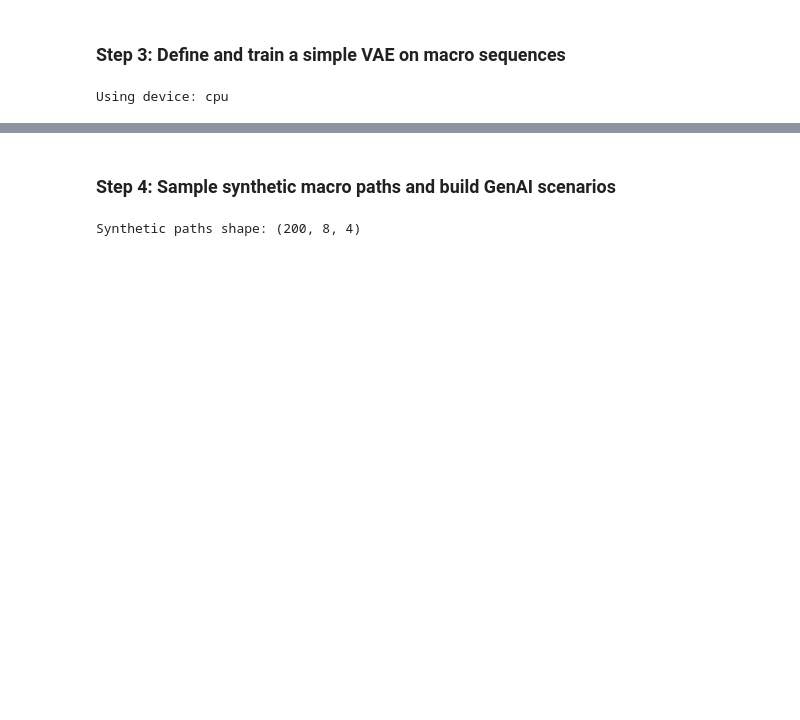
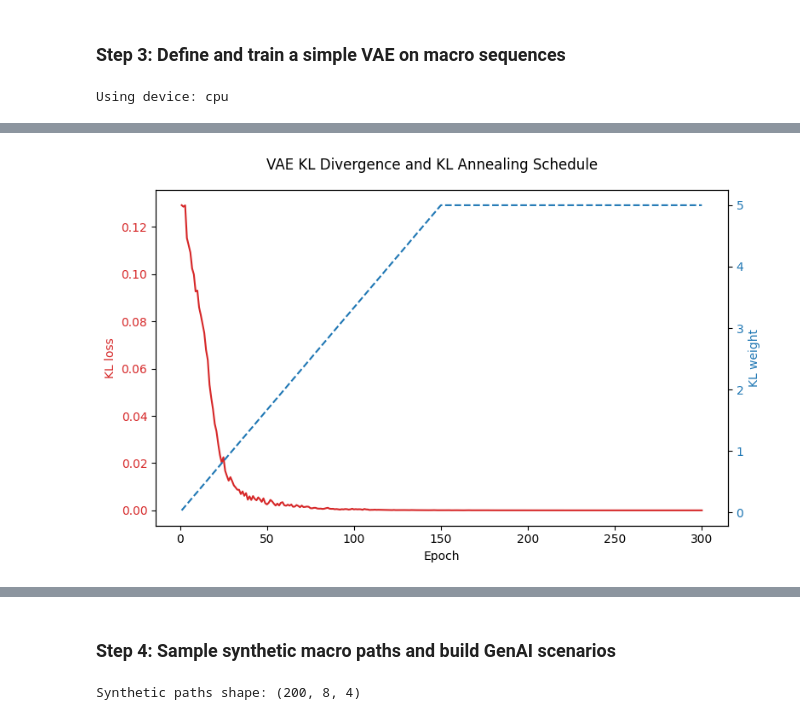
Before and after one commit to BinodTandan/Banking_Stress_Testing, a Jupyter notebook: notebooks/05_genAI_scenarios.ipynb, the cells around one changed output, grey strips where cells are left out. Drawn from its saved outputs; the diff is of its cells as text; code cells hidden in the pictures; blank space fills up the shorter version.

```diff
--- a/notebooks/05_genAI_scenarios.ipynb
+++ b/notebooks/05_genAI_scenarios.ipynb
@@ -13,6 +13,9 @@ import matplotlib.pyplot as plt
 PROJECT_ROOT = Path("..").resolve()
 MACRO_PATH   = PROJECT_ROOT / "data_work" / "macro_q.parquet"
 
+FIG_DIR = Path("../results/figures")
+FIG_DIR.mkdir(parents=True, exist_ok=True)
+
 print("Project root:", PROJECT_ROOT)
 print("Macro file:", MACRO_PATH)
 # %% [output]
@@ -265,0 +409,21 @@ VAE training complete.
+# %%
+# KL Term and KL Weight (Annealing)
+
+fig, ax1 = plt.subplots(figsize=(8, 5))
+
+ax1.plot(epochs, history["kl"], label="KL loss", color="tab:red")
+ax1.set_xlabel("Epoch")
+ax1.set_ylabel("KL loss", color="tab:red")
+ax1.tick_params(axis="y", labelcolor="tab:red")
+
+ax2 = ax1.twinx()
+ax2.plot(epochs, history["kl_weight"], label="KL weight", color="tab:blue", linestyle="--")
+ax2.set_ylabel("KL weight", color="tab:blue")
+ax2.tick_params(axis="y", labelcolor="tab:blue")
+
+fig.suptitle("VAE KL Divergence and KL Annealing Schedule")
+fig.tight_layout()
+plt.savefig(FIG_DIR / "vae_kl_and_weight.png", dpi=300)
+plt.show()
+# %% [output]
+[figure, added]
```
Also changed, not shown: parts of 26 cells of this notebook.
